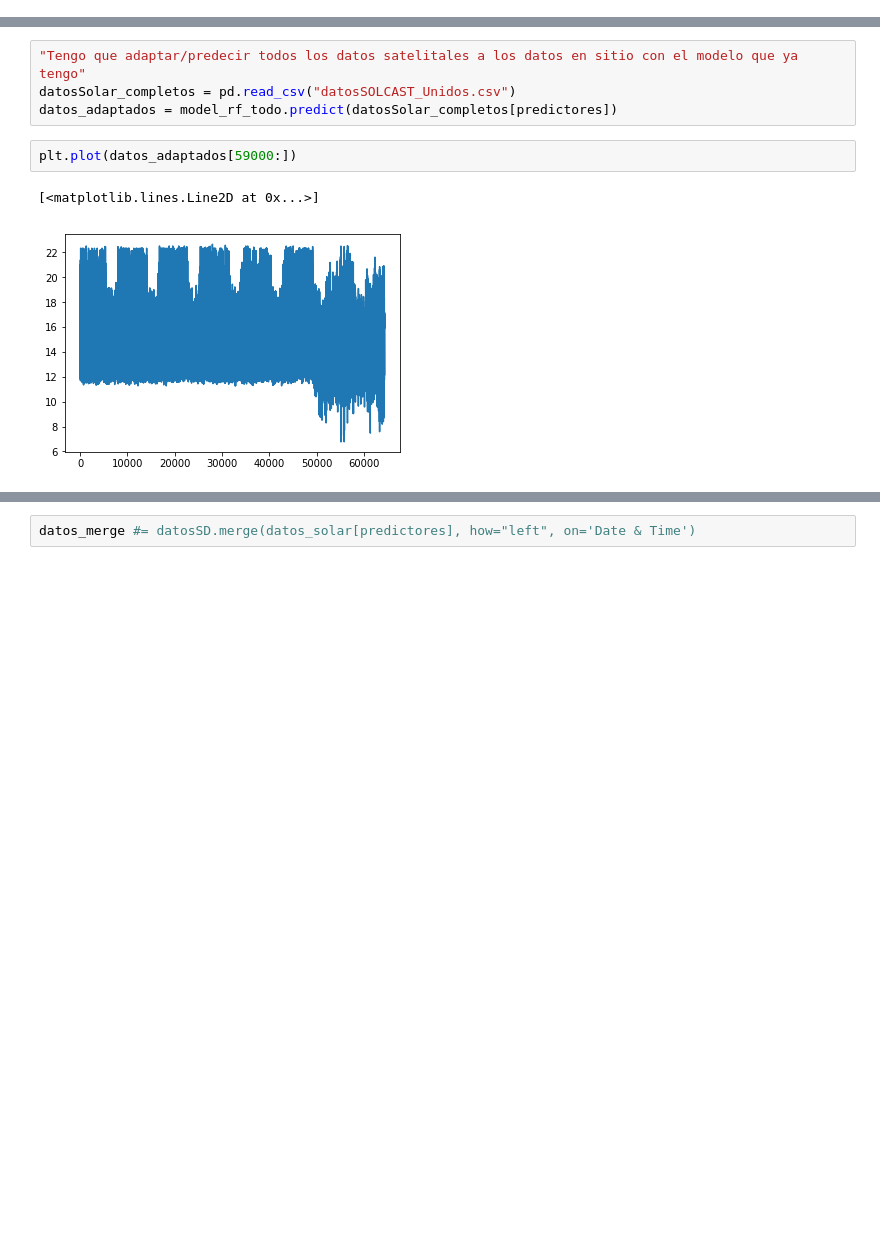
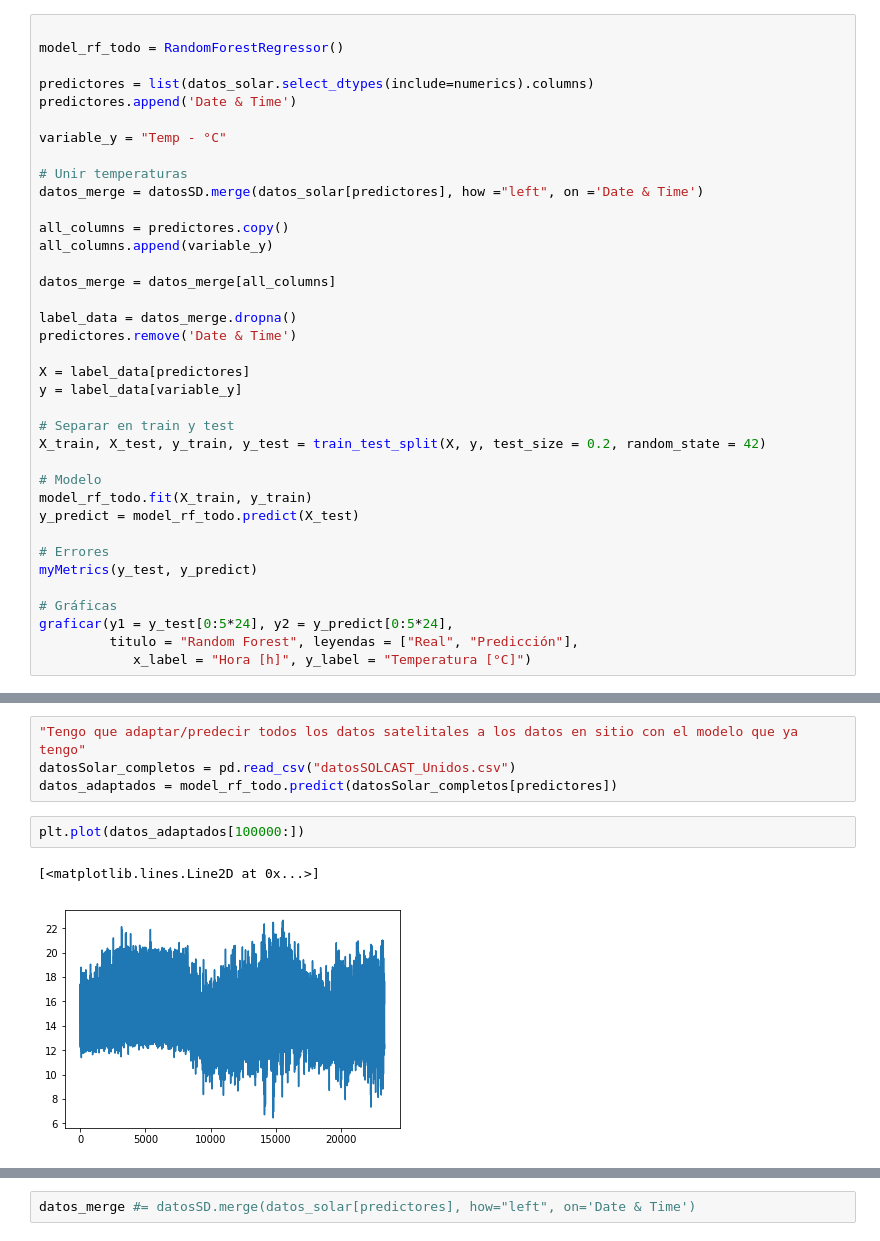
Before and after one commit to sofgutierrez6/ProyectoGrado, a Jupyter notebook: Proyecto_de_Grado.ipynb, the cells around one changed output, grey strips where cells are left out. Cells and saved outputs as stored; diff of their text form; blank space fills up the shorter version.

Commit message:
Temp SD adaptada

```diff
--- a/Proyecto_de_Grado.ipynb
+++ b/Proyecto_de_Grado.ipynb
@@ -1577,3 +1579,40 @@ MAE: 0.8561266419669923
 R2: 0.8233825544638442
 [figure]
 'Ya tengo resultados parciales de temperatura usando los mismos datos sin completar (CDT)'
+# %%
+
+model_rf_todo = RandomForestRegressor()
+
+predictores = list(datos_solar.select_dtypes(include=numerics).columns)
+predictores.append('Date & Time')
+
+variable_y = "Temp - °C"
+
+# Unir temperaturas
+datos_merge = datosSD.merge(datos_solar[predictores], how ="left", on ='Date & Time')
+
+all_columns = predictores.copy()
+all_columns.append(variable_y)
+
+datos_merge = datos_merge[all_columns]
+
+label_data = datos_merge.dropna()
+predictores.remove('Date & Time')
+
+X = label_data[predictores]
+y = label_data[variable_y]
+
+# Separar en train y test
+X_train, X_test, y_train, y_test = train_test_split(X, y, test_size = 0.2, random_state = 42)
+
+# Modelo
+model_rf_todo.fit(X_train, y_train)
+y_predict = model_rf_todo.predict(X_test)
+
+# Errores
+myMetrics(y_test, y_predict)
+
+# Gráficas
+graficar(y1 = y_test[0:5*24], y2 = y_predict[0:5*24],
+         titulo = "Random Forest", leyendas = ["Real", "Predicción"],
+            x_label = "Hora [h]", y_label = "Temperatura [°C]")
@@ -1582,7 +1627,7 @@ R2: 0.8233825544638442
 datosSolar_completos = pd.read_csv("datosSOLCAST_Unidos.csv")
 datos_adaptados = model_rf_todo.predict(datosSolar_completos[predictores])
 # %%
-plt.plot(datos_adaptados[59000:])
+plt.plot(datos_adaptados[100000:])
 # %% [output]
 [<matplotlib.lines.Line2D at 0x...>]
-[figure, old version]
+[figure, new version]
```
Also changed, not shown: parts of 31 cells of this notebook, 2 other files.
